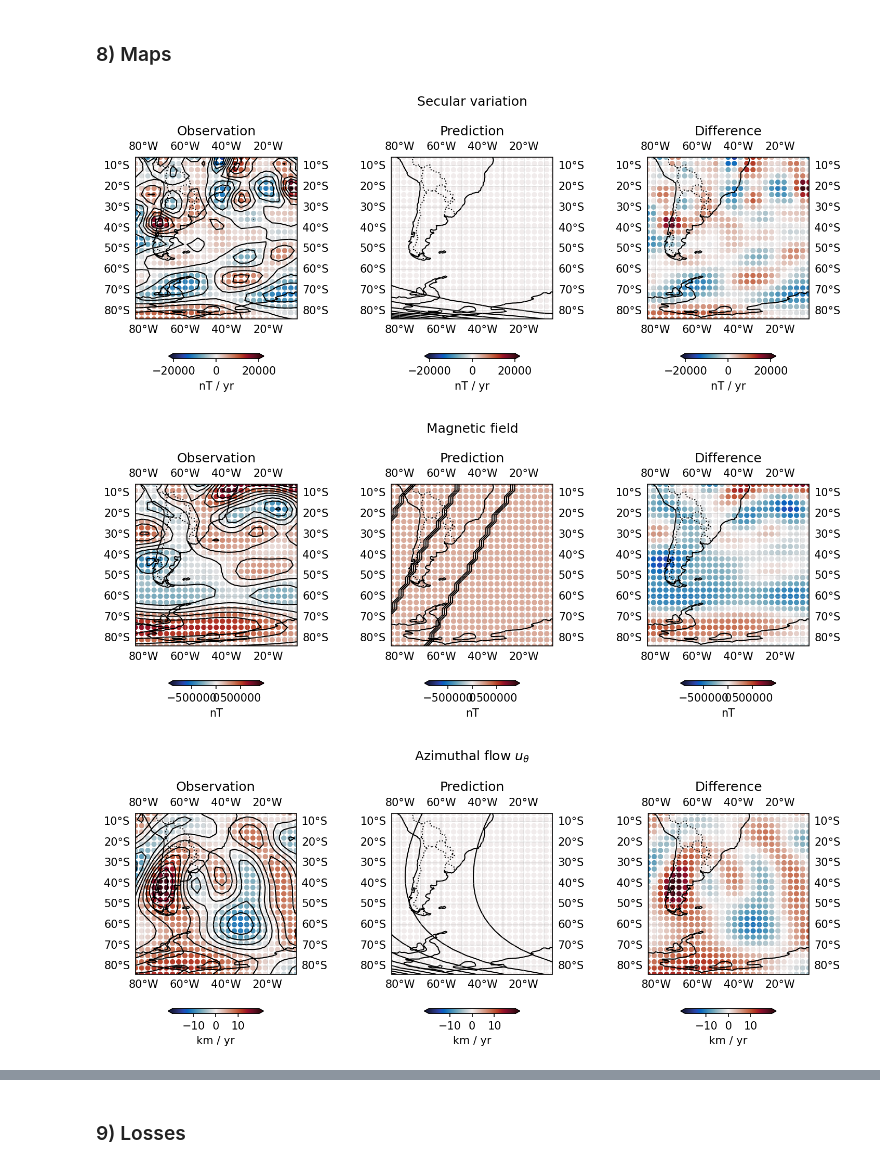
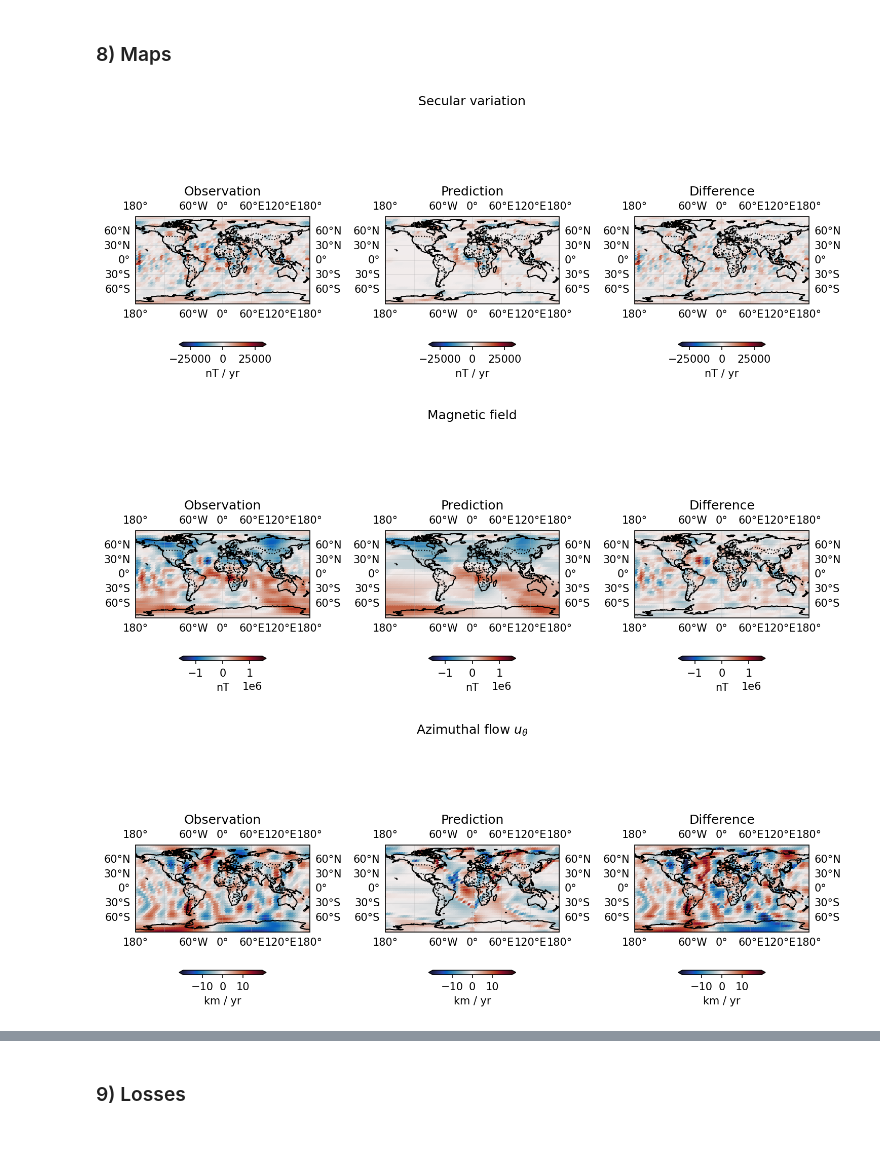
Before and after one commit to RomainClaveau/pygeopinn, a Jupyter notebook: legacy/PiNNs.ipynb, the cells around one changed output, grey strips where cells are left out. Drawn from its saved outputs; the diff is of its cells as text; code cells hidden in the pictures; blank space fills up the shorter version.

```diff
--- a/legacy/PiNNs.ipynb
+++ b/legacy/PiNNs.ipynb
@@ -52,9 +52,9 @@ number_epochs: int = 10000      # Number of epochs
 fine_tune: bool = True          # Fine-tuning the model using L-BFGS?
 number_steps: int = 500         # Number of steps for the fine tuning
 
-grid_size: int = 3              # Using 3deg per 3deg grid
+grid_size: int = 5              # Using 3deg per 3deg grid
 
-patch: tuple = (95, 175, 275, 355)   # Defining the patch
+patch: tuple = (0, 180, 0, 360)   # Defining the patch
 
 use_synthetic_sv: bool = True   # Do we use a synthetic SV?
 
@@ -626,35 +626,35 @@ for name in ["dbrdt", "br", "uth", "uph"]:
     # Maximum value took by the observations
     vmax = numpy.max(numpy.abs(obs))
 
     # Arguments for the plot
     kwargs = {"cmap": cmocean.cm.balance, "vmin": -vmax, "vmax": vmax, "s": 15, "marker": "o"}
 
     cb1 = axes[0].scatter(long_grid, lat_grid, c=obs, **kwargs)
     cb2 = axes[1].scatter(long_grid, lat_grid, c=pred, **kwargs)
     cb3 = axes[2].scatter(long_grid, lat_grid, c=obs - pred, **kwargs)
 
-    axes[0].contour(long_grid, lat_grid, obs, colors=['black'], levels=10, linewidths=1, linestyles="solid")
-    axes[1].contour(long_grid, lat_grid, pred, colors=['black'], levels=10, linewidths=1, linestyles="solid")
+    # axes[0].contour(long_grid, lat_grid, obs, colors=['black'], levels=10, linewidths=1, linestyles="solid")
+    # axes[1].contour(long_grid, lat_grid, pred, colors=['black'], levels=10, linewidths=1, linestyles="solid")
 
     for n, ax in enumerate(axes):
         ax.coastlines(resolution='110m')
         ax.add_feature(cfeature.BORDERS, linestyle=':')
         ax.gridlines(draw_labels=True, dms=True, x_inline=False, y_inline=False, alpha=0.3)
         ax.set_title(titles[n])
 
     cbar = plt.colorbar(cb1, orientation="horizontal", shrink=0.5, extend="both")
     cbar2 = plt.colorbar(cb2, orientation="horizontal", shrink=0.5, extend="both")
     cbar3 = plt.colorbar(cb3, orientation="horizontal", shrink=0.5, extend="both")
 
     cbar.set_label(units[name])
     cbar2.set_label(units[name])
     cbar3.set_label(units[name])
 
     plt.suptitle(suptitles[name])
 
     fig.tight_layout()
     # fig.savefig(f"{folder}{name}.png")
 # %% [output]
-[figure, old version]
+[figure, new version]
-[figure, old version]
+[figure, new version]
-[figure, old version]
+[figure, new version]
```
Also changed, not shown: parts of 7 cells of this notebook, 2 other files.
